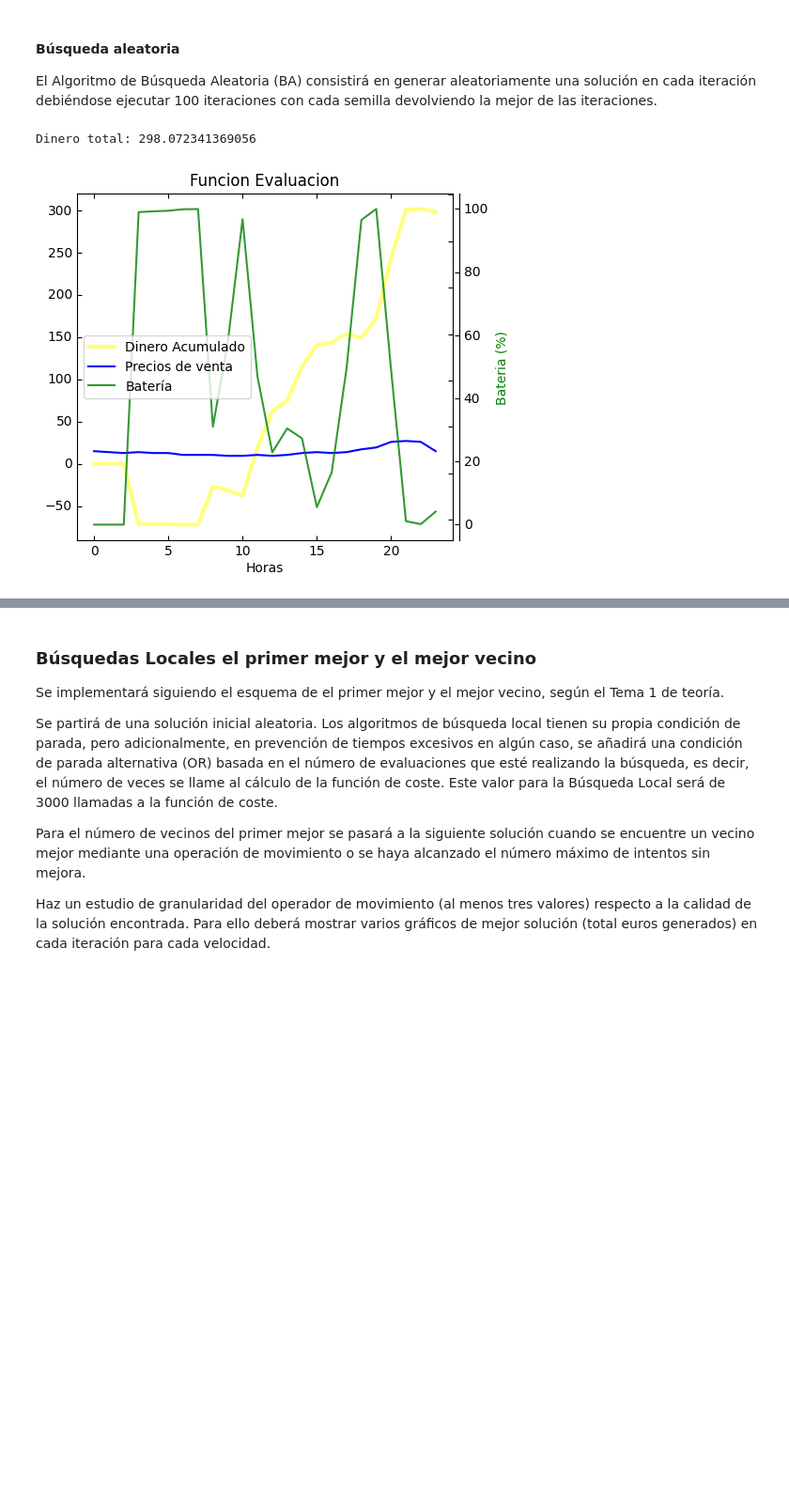
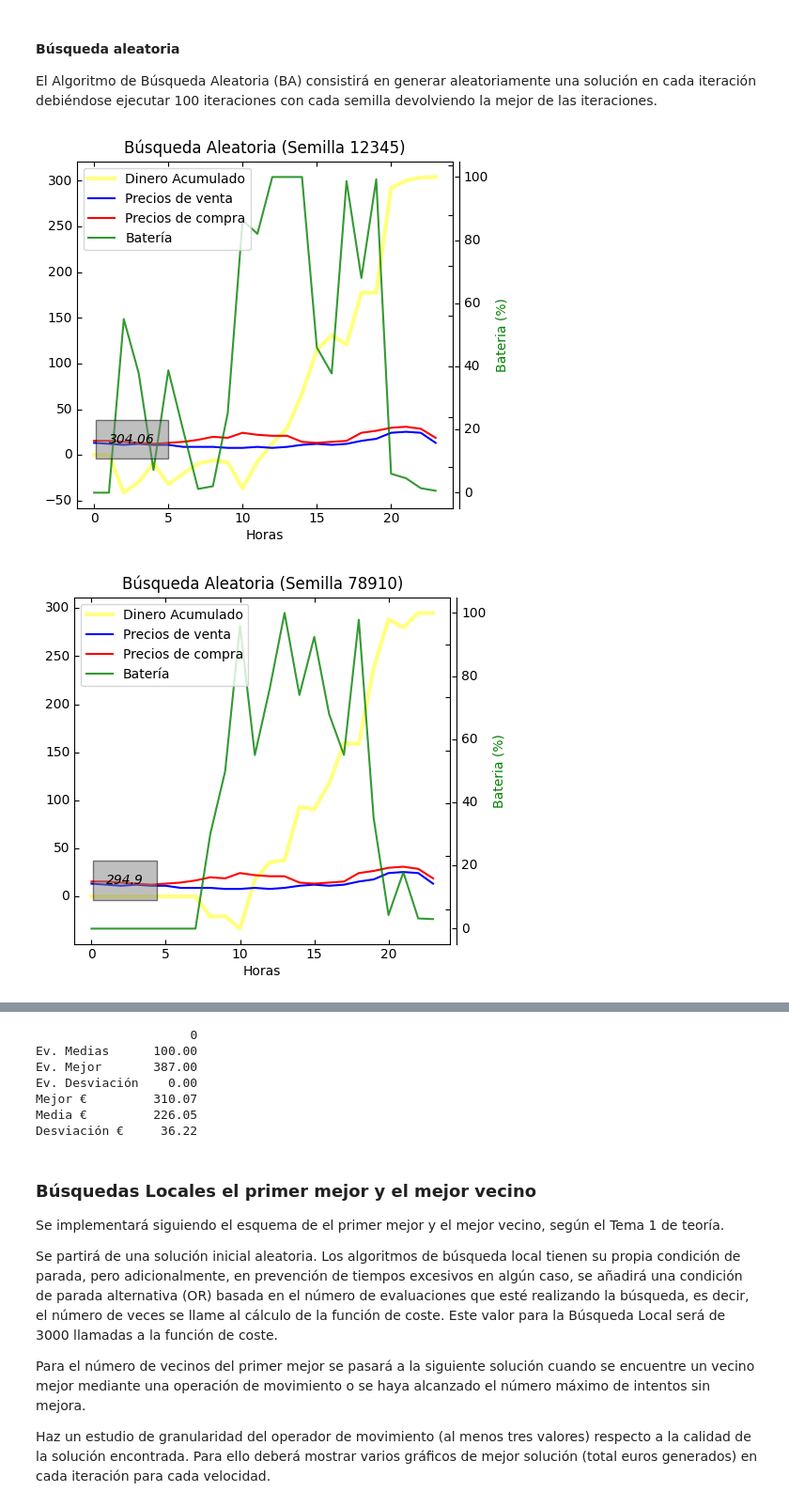
Before and after one commit to GrunCrow/Optimization_Solar_Plant, a Jupyter notebook: 1_Environments_and_Trajectories/notebook.ipynb, the cells around one changed output, grey strips where cells are left out. Shown at 94% size. Saved outputs shown, nothing was run; the diff lists cells and outputs as text; code cells hidden in the pictures; blank space fills up the shorter version.

Commit message:
1_Entornos_y_Trayectorias v2.3. Búsquedas Locales, El primer Mejor comenzado

```diff
--- a/1_Environments_and_Trajectories/notebook.ipynb
+++ b/1_Environments_and_Trajectories/notebook.ipynb
@@ -266,3 +286,6 @@ def representar_grafica_greedy(dinero_hora, bateria_hora, hora_venta_pico, preci
+# %%
+def flatten(l):
+    return [item for sublist in l for item in sublist]
 # %% [markdown]
 Los valores que queremos obtener son:
 Evaluaciones = numero medio de evaluaciones realizada por el algoritmo en las cinco ejecuciones
@@ -290,7 +313,7 @@ def solucion_inicial():
 # %% [markdown]
 ## Función Evaluación
 # %%
-def funcion_evaluacion(solucion, radiacion, precio, representar = False):
+def funcion_evaluacion(solucion, radiacion, precio, representar = False, img_name = ""):
     bateria_capacidad_porcentaje = 0
     dinero_total = 0
 
@@ -347,7 +370,7 @@ def funcion_evaluacion(solucion, radiacion, precio, representar = False):
         dinero_hora[hora] = dinero_total
 
     if representar:
-        representar_grafica(dinero_hora, bateria_hora, precios_venta, "Funcion Evaluacion")
+        representar_grafica(dinero_hora, bateria_hora, precios_venta, precios_compra, img_name)
 
     return dinero_total
 # %% [markdown]
@@ -463,14 +484,50 @@ def busqueda_aleatoria(iteraciones):
-# %%
-iteraciones = 100
-
-
-
-for semilla in semillas:
-    random.seed(semilla)
-    solucion = busqueda_aleatoria(iteraciones)
-# %%
-dinero_total = funcion_evaluacion(solucion, radiacion_problema1, precio_problema1, True)
-print("Dinero total: " + str(dinero_total))
-# %% [output]
-Dinero total: 298.072341369056
-[figure, removed]
+# %%
+iteraciones = 100
+
+algorithm_name = "Búsqueda Aleatoria"
+
+Header = ["Ev. Medias", "Ev. Mejor", "Ev. Desviación", "Mejor €", "Media €", "Desviación €"]
+
+Ev = []
+Dinero = []
+
+Data = []
+
+for semilla in semillas:
+    random.seed(semilla)
+    solucion, contador_evaluaciones, totales_dineros = busqueda_aleatoria(iteraciones)
+
+    img_name = str(algorithm_name + " (Semilla " + str(semilla) + ")")
+
+    dinero_total = funcion_evaluacion(solucion, radiacion_problema1, precio_problema1, True, img_name)
+
+    # print("Dinero total: " + str(dinero_total))
+
+    # Ev.
+    Ev.append(contador_evaluaciones)
+    # €
+    Dinero.append(totales_dineros)
+
+Ev = flatten(Ev)
+Dinero = flatten(Dinero)
+
+# Ev. Medias
+Data.append(statistics.median(Ev))
+#Data.append(contador_evaluaciones)
+# "Ev. Mejor"
+Data.append(Dinero.index(max(Dinero)))
+# "Ev. Desviación"
+Data.append(statistics.stdev(Ev))
+# "Mejor €"
+Data.append(max(Dinero))
+# "Media €"
+Data.append(statistics.median(Dinero))
+# "Desviación €"
+Data.append(statistics.stdev(Dinero))
+
+for idx, dat in enumerate(Data): Data[idx] = round(dat,2)
+
+print(pd.DataFrame(Data, Header))
+# %% [output]
+[figure, added]
+[figure, added]
@@ -477,3 +537,10 @@ Dinero total: 298.072341369056
+                     0
+Ev. Medias      100.00
+Ev. Mejor       387.00
+Ev. Desviación    0.00
+Mejor €         310.07
+Media €         226.05
+Desviación €     36.22
 # %% [markdown]
 ### Búsquedas Locales el primer mejor y el mejor vecino
 
```
Also changed, not shown: parts of 19 cells of this notebook, 6 other files.
